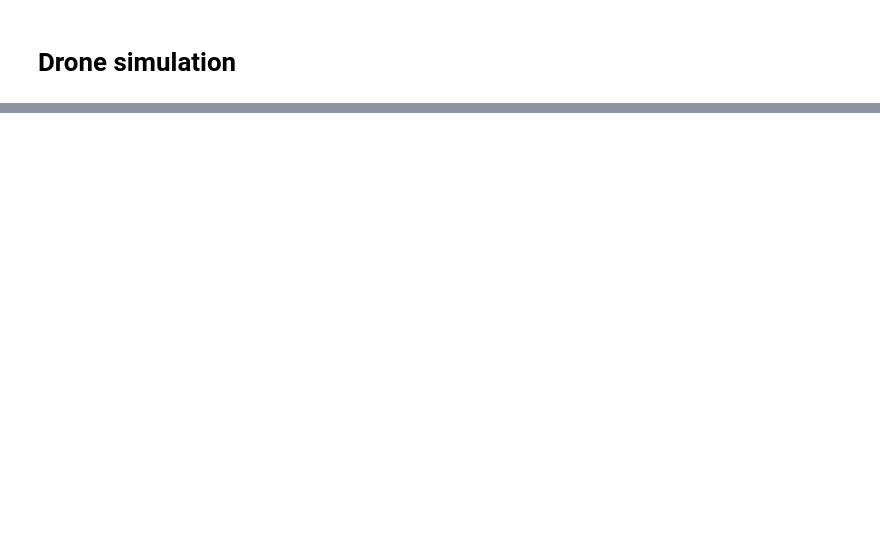
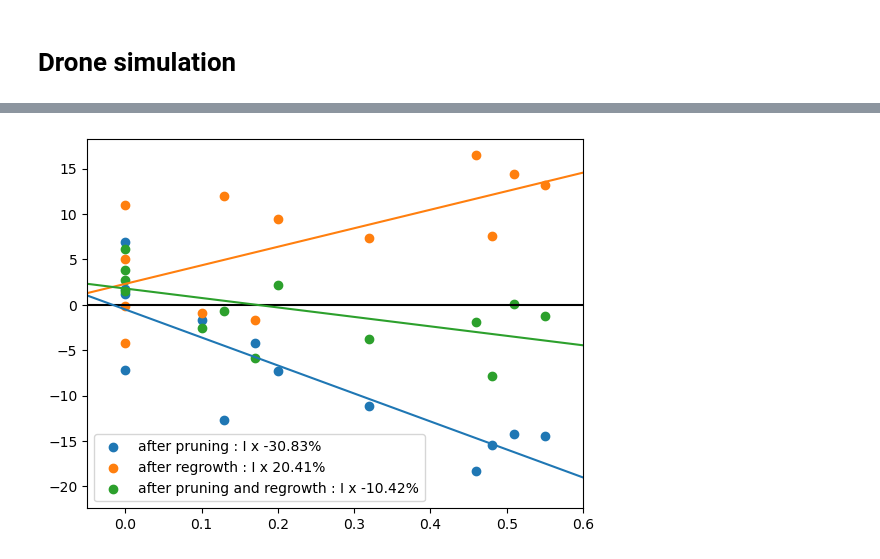
Before and after one commit to fredboudon/virtualpruning, a Jupyter notebook: notebooks/virtualpruning-drone.ipynb, the cells around one changed output, grey strips where cells are left out. Saved outputs shown, nothing was run; the diff lists cells and outputs as text; code cells hidden in the pictures; blank space fills up the shorter version.

```diff
--- a/notebooks/virtualpruning-drone.ipynb
+++ b/notebooks/virtualpruning-drone.ipynb
@@ -79,0 +191,20 @@ SceneWidget(scenes=[{'id': '1skOj2pyAUChSSk6eEravNnUZ', 'data': b'x\xda\x84\x9d\
+# %%
+def plot_deltavolumes(deltavolumes, intensities):
+    def plotset(label):
+        z = np.polyfit(intensities, deltavolumes[label], 1)
+        p = np.poly1d(z)
+        cv = [min(intensities)-0.1,max(intensities)+0.1]
+
+        sc = scatter(intensities, deltavolumes[label], label = label+' : I x '+str(round(z[0],2))+'%')
+        plot(cv, list(map(p,cv)), "-", color=sc.get_edgecolor())
+
+    hlines(0, min(intensities)-0.1,max(intensities)+0.1,colors=['black'])
+    plotset('after pruning')
+    plotset('after regrowth')
+    plotset('after pruning and regrowth')
+    xlim(-0.05, 0.6)
+    legend()
+# %%
+plot_deltavolumes(deltavolumes, intensities)
+# %% [output]
+[figure, added]
```
Also changed, not shown: parts of 31 cells of this notebook, 10 other files.
